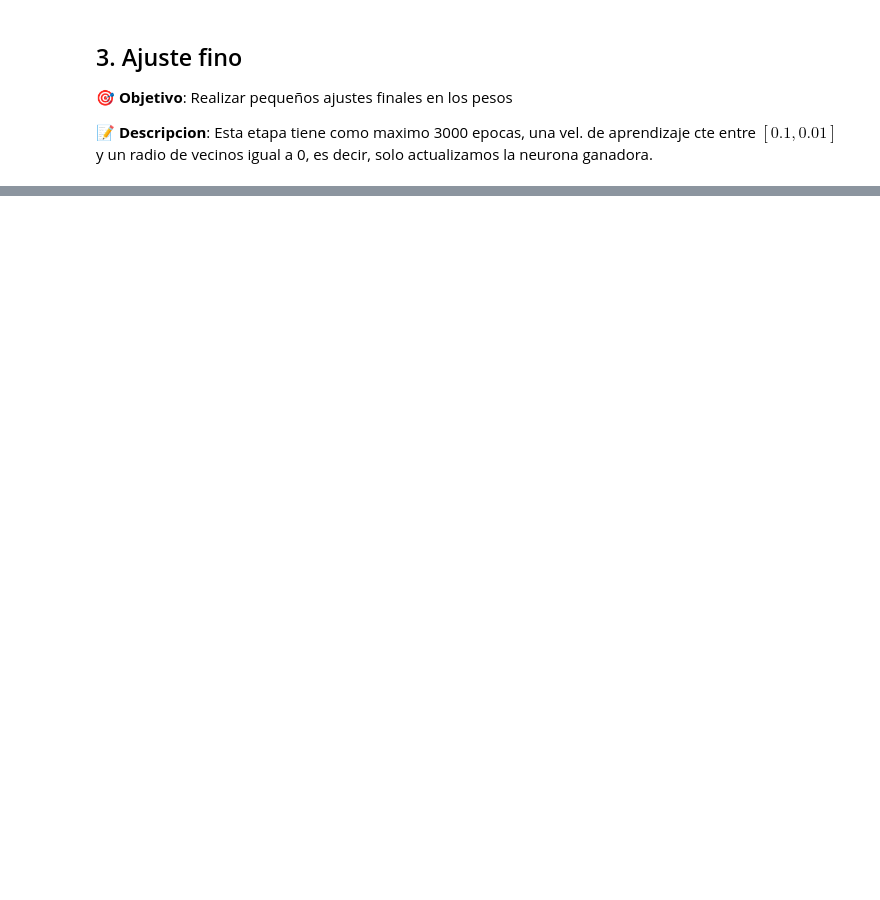
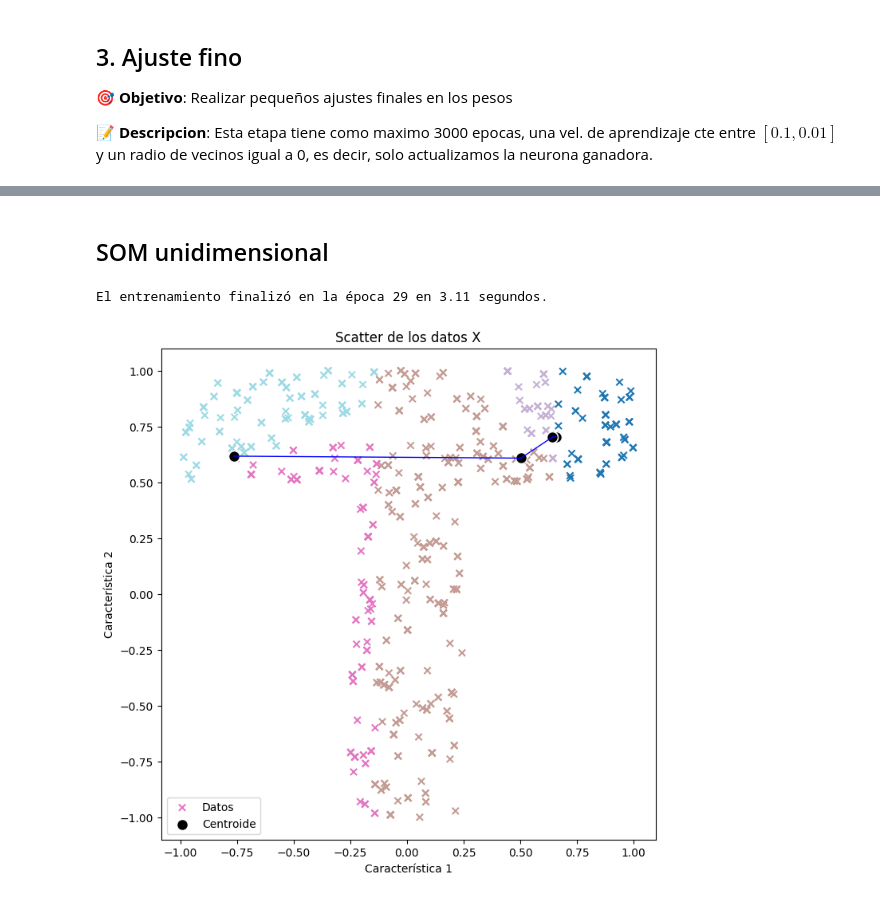
Before and after one commit to FaustoGabini/Inteligencia-Computacional, a Jupyter notebook: Guia4/ex1.ipynb, the cells around one changed output, grey strips where cells are left out. Cells and saved outputs as stored; diff of their text form; code cells hidden in the pictures; blank space fills up the shorter version.

```diff
--- a/Guia4/ex1.ipynb
+++ b/Guia4/ex1.ipynb
@@ -66,0 +70,13 @@ El entrenamiento finalizó en la época 49 en 0.58 segundos.
+# %% [markdown]
+## SOM unidimensional
+# %%
+
+map_size = 25
+# Inicializamos los pesos
+som = SOM_1D(map_size)
+
+som.fit(X, 30, [0.9, 0.9], [13, 13])
+som.graficar(X)
+# %% [output]
+El entrenamiento finalizó en la época 29 en 3.11 segundos.
+[figure, added]
```
Also changed, not shown: parts of 7 cells of this notebook, 3 other files.
